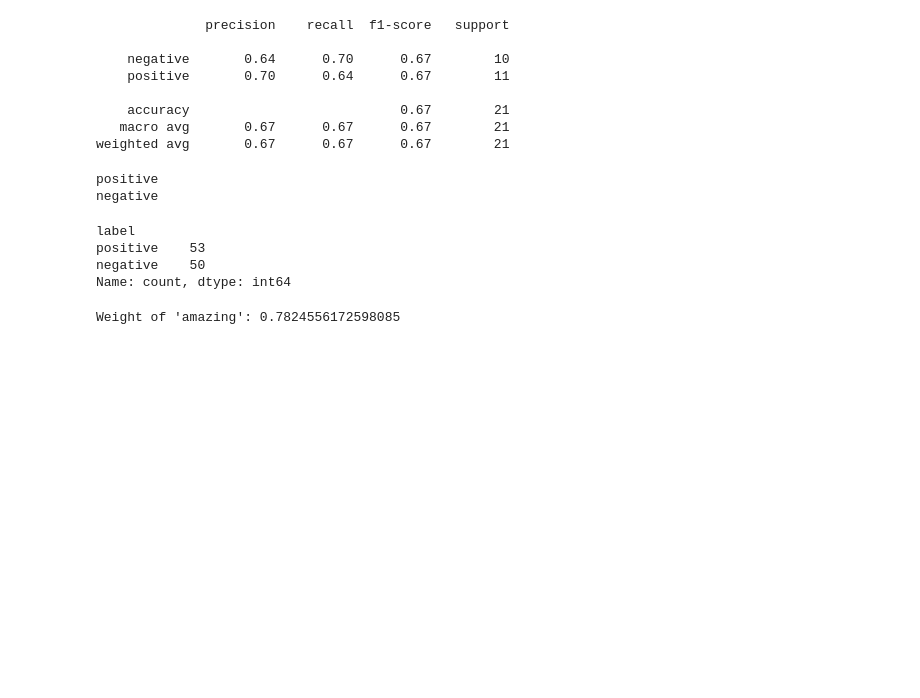
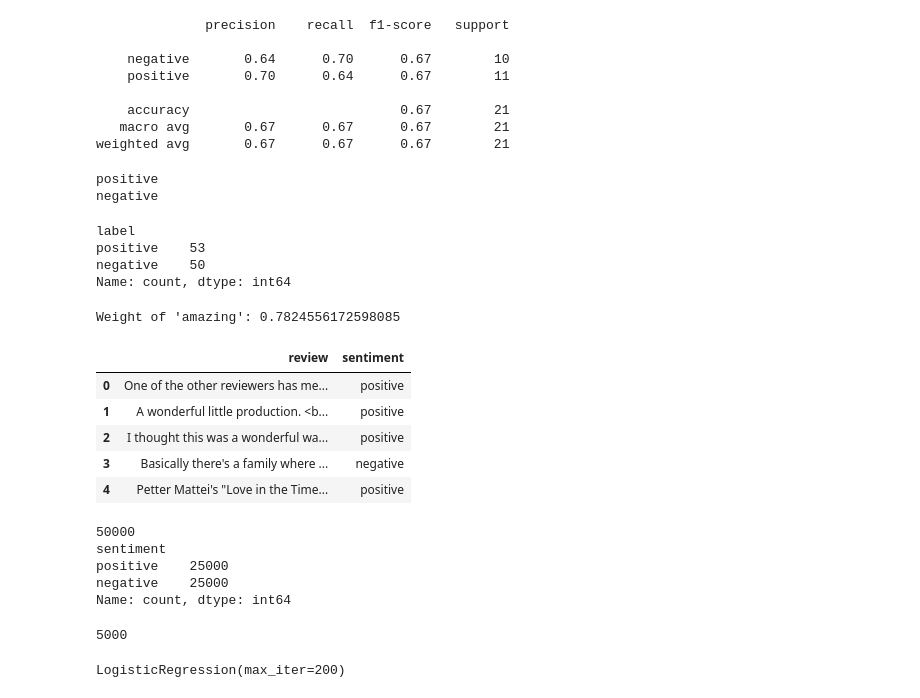
Before and after one commit to naveed8606/sentiment-analysis-spacy, a Jupyter notebook: Sentiment_Analysis_spacy.ipynb, the cells around one changed output. Cells and saved outputs as stored; diff of their text form; code cells hidden in the pictures; blank space fills up the shorter version.

```diff
--- a/Sentiment_Analysis_spacy.ipynb
+++ b/Sentiment_Analysis_spacy.ipynb
@@ -217,3 +217,26 @@ word_index = list(feature_names).index("amazing")
 print("Weight of 'amazing':", coefficients[word_index])
 # %% [output]
 Weight of 'amazing': 0.7824556172598085
+# %%
+import pandas as pd
+
+url = "https://raw.githubusercontent.com/laxmimerit/All-CSV-ML-Data-Files-Download/master/IMDB-Dataset.csv"
+df = pd.read_csv(url)
+
+df.head()
+# %% [output]
+|  | review | sentiment |
+| 0 | One of the other reviewers has me... | positive |
+| 1 | A wonderful little production. <b... | positive |
+| 2 | I thought this was a wonderful wa... | positive |
+| 3 | Basically there's a family where ... | negative |
+| 4 | Petter Mattei's "Love in the Time... | positive |
+# %%
+print(len(df))
+print(df["sentiment"].value_counts())
+# %% [output]
+50000
+sentiment
+positive    25000
+negative    25000
+Name: count, dtype: int64
@@ -219,0 +247,4 @@ Weight of 'amazing': 0.7824556172598085
+# %%
+len(df)
+# %% [output]
+5000
@@ -219,0 +259,15 @@ Weight of 'amazing': 0.7824556172598085
+# %%
+from sklearn.model_selection import train_test_split
+from sklearn.linear_model import LogisticRegression
+
+X_train, X_test, y_train, y_test = train_test_split(
+    X, y,
+    test_size=0.2,
+    random_state=42,
+    stratify=y
+)
+
+model = LogisticRegression(max_iter=200)
+model.fit(X_train, y_train)
+# %% [output]
+LogisticRegression(max_iter=200)
```
Also changed, not shown: parts of 8 cells of this notebook.
